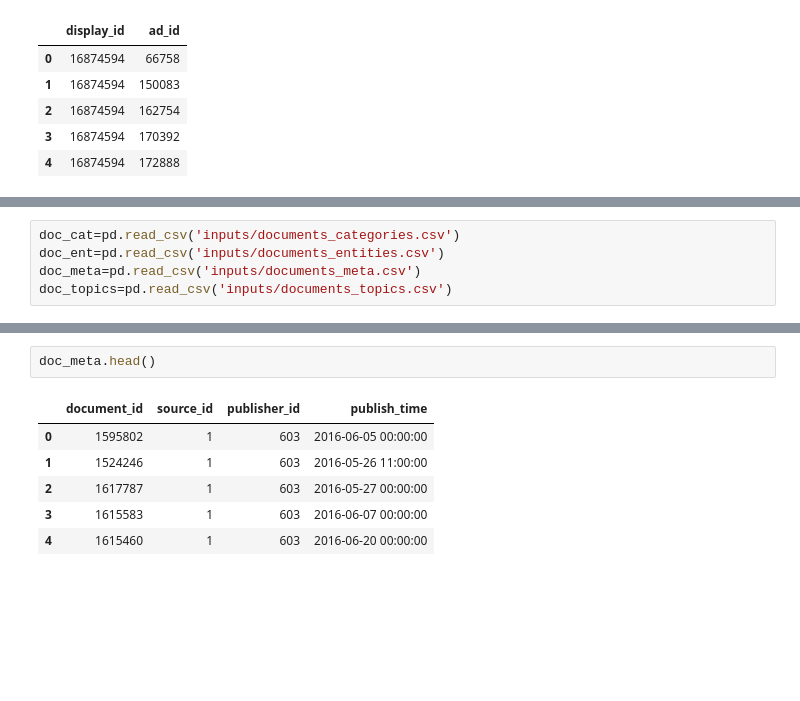
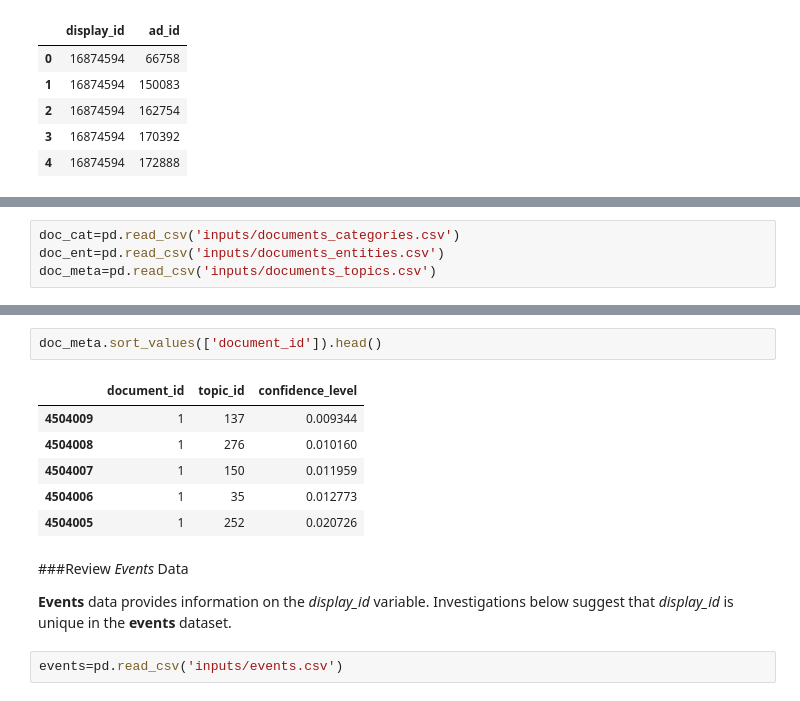
Before and after one commit to sramirez1/OutbrainClickPrediction, a Jupyter notebook: OutbrainClickPrediction.ipynb, the cells around one changed output, grey strips where cells are left out. Saved outputs shown, nothing was run; the diff lists cells and outputs as text; blank space fills up the shorter version.

```diff
--- a/OutbrainClickPrediction.ipynb
+++ b/OutbrainClickPrediction.ipynb
@@ -152,6 +167,5 @@ Test Shape:(32225162, 2)
 # %%
 doc_cat=pd.read_csv('inputs/documents_categories.csv')
 doc_ent=pd.read_csv('inputs/documents_entities.csv')
-doc_meta=pd.read_csv('inputs/documents_meta.csv')
-doc_topics=pd.read_csv('inputs/documents_topics.csv')
+doc_meta=pd.read_csv('inputs/documents_topics.csv')
 # %%
@@ -166,9 +189,15 @@ doc_cat.head()
 # %%
-doc_meta.head()
+doc_meta.sort_values(['document_id']).head()
 # %% [output]
-|  | document_id | source_id | publisher_id | publish_time |
-| 0 | 1595802 | 1 | 603 | 2016-06-05 00:00:00 |
-| 1 | 1524246 | 1 | 603 | 2016-05-26 11:00:00 |
-| 2 | 1617787 | 1 | 603 | 2016-05-27 00:00:00 |
-| 3 | 1615583 | 1 | 603 | 2016-06-07 00:00:00 |
-| 4 | 1615460 | 1 | 603 | 2016-06-20 00:00:00 |
+|  | document_id | topic_id | confidence_level |
+| 4504009 | 1 | 137 | 0.009344 |
+| 4504008 | 1 | 276 | 0.010160 |
+| 4504007 | 1 | 150 | 0.011959 |
+| 4504006 | 1 | 35 | 0.012773 |
+| 4504005 | 1 | 252 | 0.020726 |
+# %% [markdown]
+###Review *Events* Data
+
+**Events** data provides information on the *display_id* variable. Investigations below suggest that *display_id* is unique in the **events** dataset.
+# %%
+events=pd.read_csv('inputs/events.csv')
```
Also changed, not shown: parts of 16 cells of this notebook.
